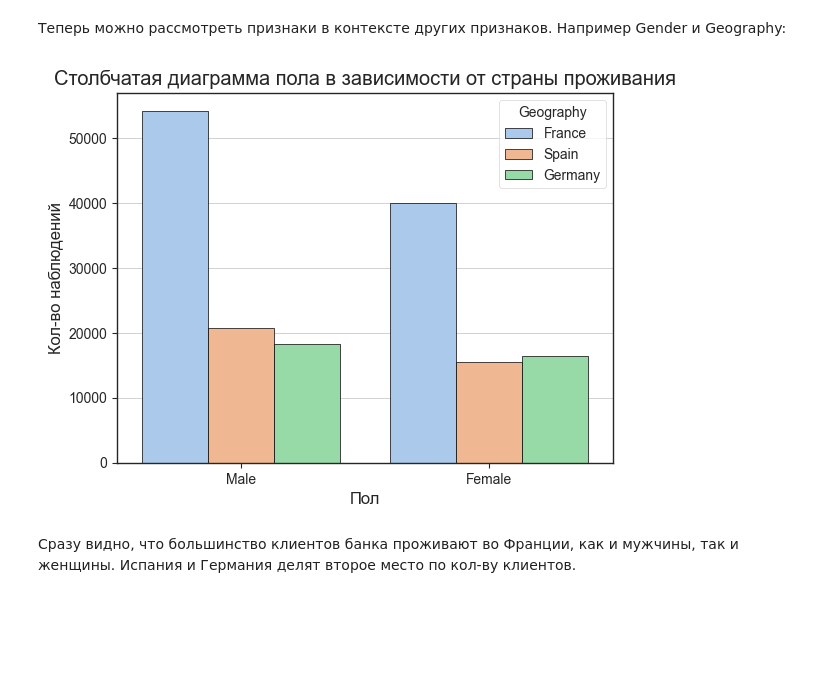
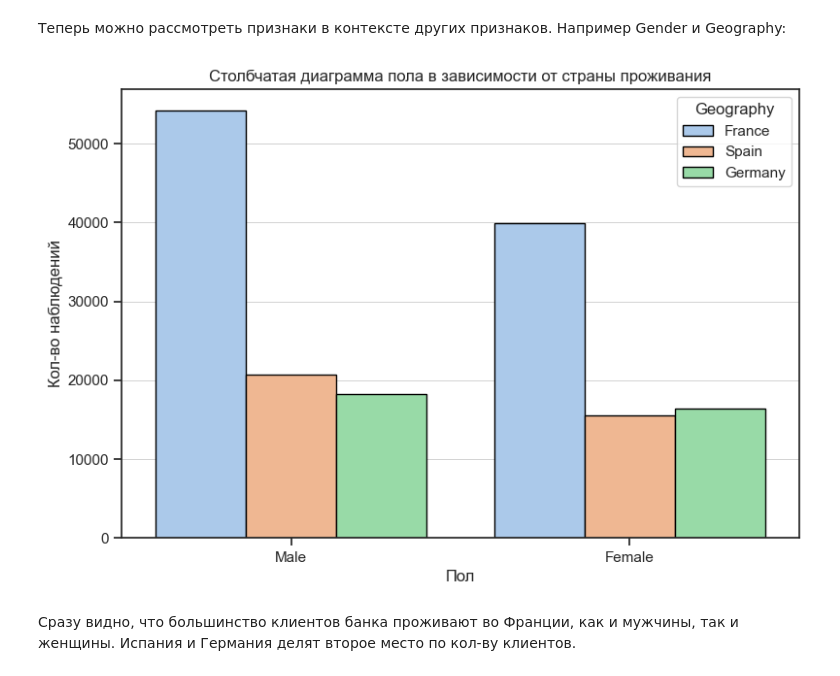
Before and after one commit to yuvscherbatov/Bank-Churn-Classification, a Jupyter notebook: EDA.ipynb, the cells around one changed output. Cells and saved outputs as stored; diff of their text form; code cells hidden in the pictures; blank space fills up the shorter version.

```diff
--- a/EDA.ipynb
+++ b/EDA.ipynb
@@ -213,7 +215,7 @@ plt.show()
 Посмотрим на распределение баланса там где он >0 более детально:
 # %%
 balance_not_null = train_df[train_df['Balance'] > 0]
-sns.set_style("ticks")
+
 fig, ax = plt.subplots(1, 2, figsize=(20, 5))
 sns.histplot(balance_not_null['Balance'], bins=40, kde=True, color='grey', edgecolor='black', ax=ax[0])
 for bar in ax[0].patches:
@@ -231,6 +233,5 @@ ax[0].axvline(x=calculate_bounds(balance_not_null['Balance'])[1], color='r', lin
 sns.boxplot(x=balance_not_null['Balance'], flierprops={"marker": "x"}, boxprops={"facecolor": 'lightgrey'}, medianprops=dict(color="crimson"), ax=ax[1])
 ax[1].set_xlabel('Баланс')
 ax[1].set_title('Boxplot баланса клиентов')
-plt.style.use('ggplot')
 plt.show()
 # %% [output]
@@ -242,7 +243,6 @@ plt.show()
 # %% [markdown]
 ### Распределение крединтого рейтинга клиентов
 # %%
-sns.set_style("ticks")
 fig, ax = plt.subplots(1, 2, figsize=(20, 5))
 sns.histplot(train_df['CreditScore'], bins=40, kde=True, color='grey', edgecolor='black', ax=ax[0])
 for bar in ax[0].patches:
@@ -260,6 +260,5 @@ ax[0].axvline(x=calculate_bounds(train_df['CreditScore'])[1], color='r', linesty
 sns.boxplot(x=train_df['CreditScore'], flierprops={"marker": "x"}, boxprops={"facecolor": 'lightgrey'}, medianprops=dict(color="crimson"), ax=ax[1])
 ax[1].set_xlabel('Кредитный рейтинг')
 ax[1].set_title('Boxplot кредитного рейтинга')
-plt.style.use('ggplot')
 plt.show()
 # %% [output]
@@ -270,7 +269,6 @@ plt.show()
 # %% [markdown]
 ### Распределение предполагаемой зарплаты клиентов
 # %%
-sns.set_style("ticks")
 fig, ax = plt.subplots(1, 2, figsize=(20, 5))
 sns.histplot(train_df['EstimatedSalary'], bins=50, kde=True, color='grey', edgecolor='black', ax=ax[0])
 for bar in ax[0].patches:
@@ -288,6 +286,5 @@ ax[0].axvline(x=calculate_bounds(train_df['EstimatedSalary'])[1], color='r', lin
 sns.boxplot(x=train_df['EstimatedSalary'], flierprops={"marker": "x"}, boxprops={"facecolor": 'lightgrey'}, medianprops=dict(color="crimson"), ax=ax[1])
 ax[1].set_xlabel('Предполагаемая зарплата')
 ax[1].set_title('Boxplot предполагаемой зарплаты клиентов')
-plt.style.use('ggplot')
 plt.show()
 # %% [output]
@@ -310,7 +307,6 @@ print(f'Средний значение баланса для тех у кого
 # %% [markdown]
 ### Распределение стажа клиентов
 # %%
-sns.set_style("ticks")
 fig, ax = plt.subplots(1, 2, figsize=(20, 5))
 sns.histplot(train_df['Tenure'], bins=11, color='grey', kde=True, edgecolor='black', ax=ax[0])
 for bar in ax[0].patches:
@@ -328,6 +324,5 @@ ax[0].axvline(x=calculate_bounds(train_df['Tenure'])[1], color='r', linestyle='-
 sns.boxplot(x=train_df['Tenure'], flierprops={"marker": "x"}, boxprops={"facecolor": 'lightgrey'}, medianprops=dict(color="crimson"), ax=ax[1])
 ax[1].set_xlabel('Стаж')
 ax[1].set_title('Boxplot стажа клиентов')
-plt.style.use('ggplot')
 plt.show()
 # %% [output]
@@ -339,20 +334,18 @@ plt.show()
 # %% [markdown]
 Теперь можно рассмотреть признаки в контексте других признаков. Например Gender и Geography:
 # %%
-sns.set_style("ticks")
 plt.grid(axis='y', color='grey', linewidth=0.5, alpha=0.5)
 sns.countplot(data=train_df,
               x='Gender',
               hue='Geography',
               palette = "pastel",
               edgecolor='black')
 plt.xlabel('Пол')
 plt.ylabel('Кол-во наблюдений')
 plt.title('Столбчатая диаграмма пола в зависимости от страны проживания')
-plt.style.use('ggplot')
 plt.show()
 # %% [output]
-[figure, old version]
+[figure, new version]
 # %% [markdown]
 Сразу видно, что большинство клиентов банка проживают во Франции, как и мужчины, так и женщины. Испания и Германия делят второе место по кол-ву клиентов.
 # %% [markdown]
```
Also changed, not shown: parts of 16 cells of this notebook, 1 other file.
